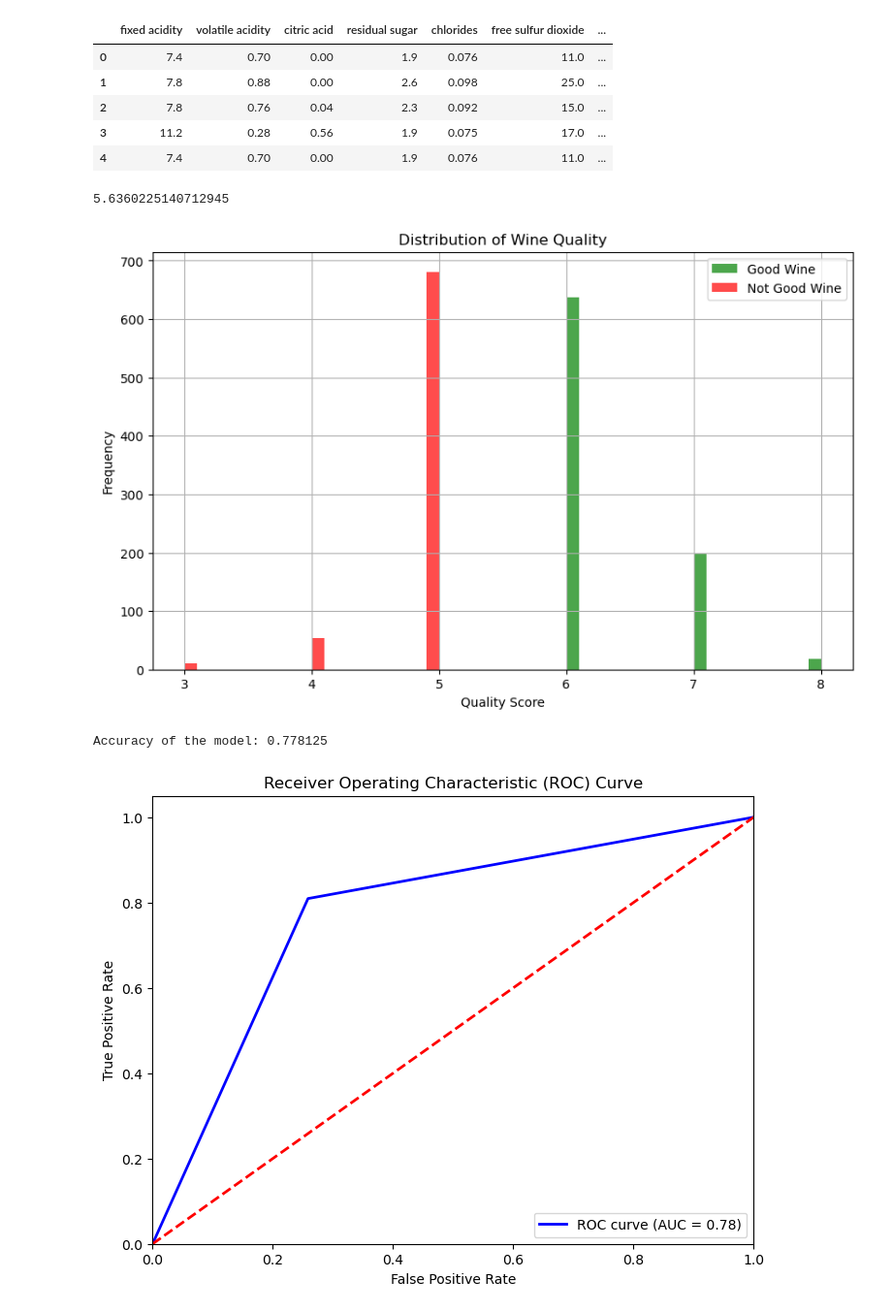
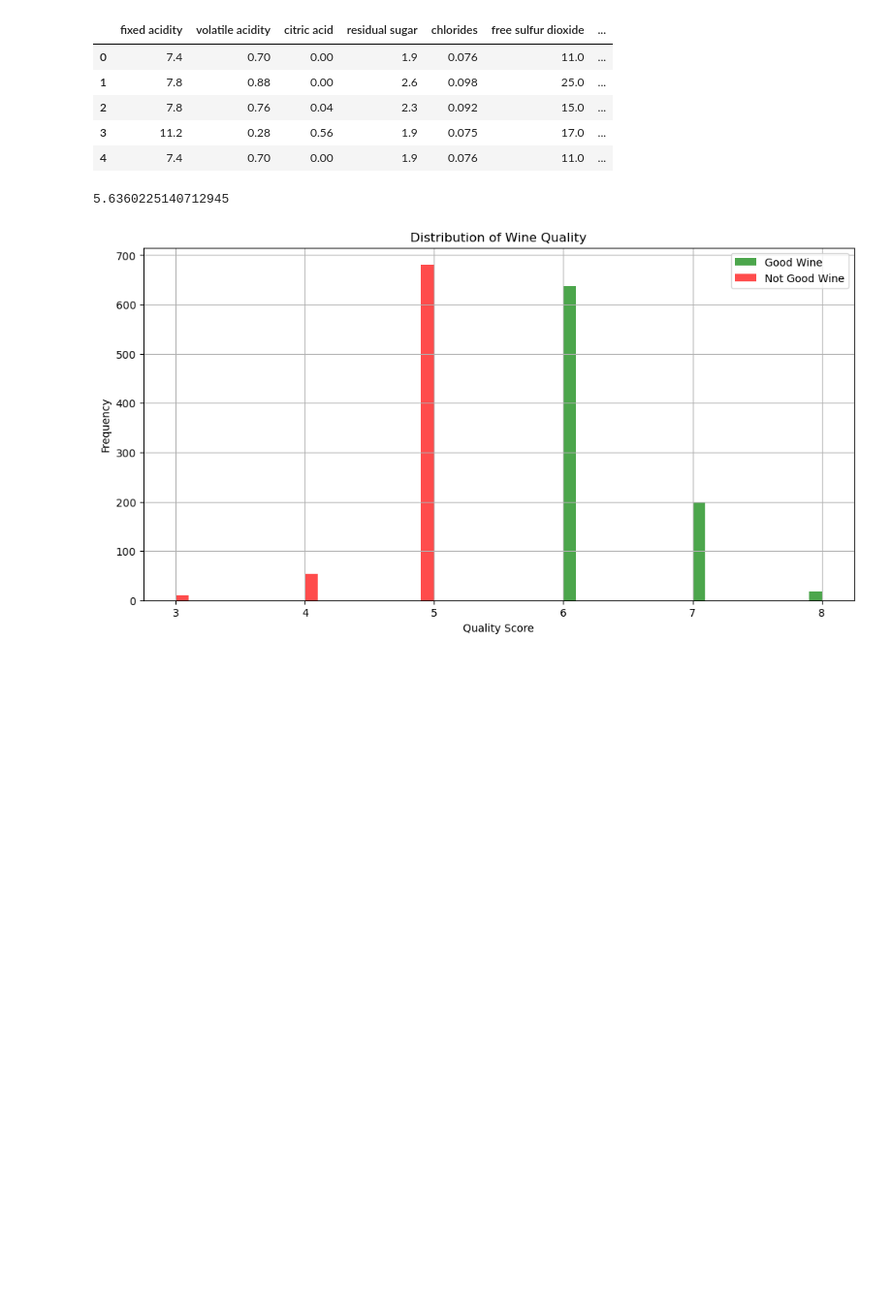
Before and after one commit to Debashissahoo29/Practice-projects, a Jupyter notebook: Project Red Wine.ipynb, the cells around one changed output. Shown at 97% size. Saved outputs shown, nothing was run; the diff lists cells and outputs as text; code cells hidden in the pictures; blank space fills up the shorter version.

```diff
--- a/Project Red Wine.ipynb
+++ b/Project Red Wine.ipynb
@@ -39,59 +39,17 @@ wine_data.head()
 # %%
 average_quality = wine_data['quality'].mean()
 print(average_quality)
-
 good_wine = wine_data[wine_data['quality'] >= average_quality]
 not_good_wine = wine_data[wine_data['quality'] < average_quality]
-plt.figure(figsize=(10, 6))
-
-
+plt.figure(figsize=(12, 6))
 plt.hist(good_wine['quality'], bins=20, color='green', alpha=0.7, label='Good Wine')
-
-
 plt.hist(not_good_wine['quality'], bins=20, color='red', alpha=0.7, label='Not Good Wine')
-
 plt.title('Distribution of Wine Quality')
 plt.xlabel('Quality Score')
 plt.ylabel('Frequency')
 plt.legend()
 plt.grid(True)
 plt.show()
-
-wine_data['quality_label'] = (wine_data['quality'] >= average_quality).astype(int)
-
-
-X = wine_data.drop(['quality', 'quality_label'], axis=1)
-y = wine_data['quality_label']
-
-
-X_train, X_test, y_train, y_test = train_test_split(X, y, test_size=0.2, random_state=40)
-
-
-classifier = DecisionTreeClassifier(random_state=40)
-classifier.fit(X_train, y_train)
-
-
-y_pred = classifier.predict(X_test)
-accuracy = accuracy_score(y_test, y_pred)
-print("Accuracy of the model:", accuracy)
-
-
-fpr, tpr, thresholds = roc_curve(y_test, y_pred)
-roc_auc = auc(fpr, tpr)
-
-
-plt.figure(figsize=(8, 6))
-plt.plot(fpr, tpr, color='blue', lw=2, label='ROC curve (AUC = %0.2f)' % roc_auc)
-plt.plot([0, 1], [0, 1], color='red', lw=2, linestyle='--')
-plt.xlim([0.0, 1.0])
-plt.ylim([0.0, 1.05])
-plt.xlabel('False Positive Rate')
-plt.ylabel('True Positive Rate')
-plt.title('Receiver Operating Characteristic (ROC) Curve')
-plt.legend(loc='lower right')
-plt.show()
 # %% [output]
 5.6360225140712945
-[figure, old version]
+[figure, new version]
-Accuracy of the model: 0.778125
-[figure, removed]
```
Also changed, not shown: parts of 1 cell of this notebook, 1 other file.
